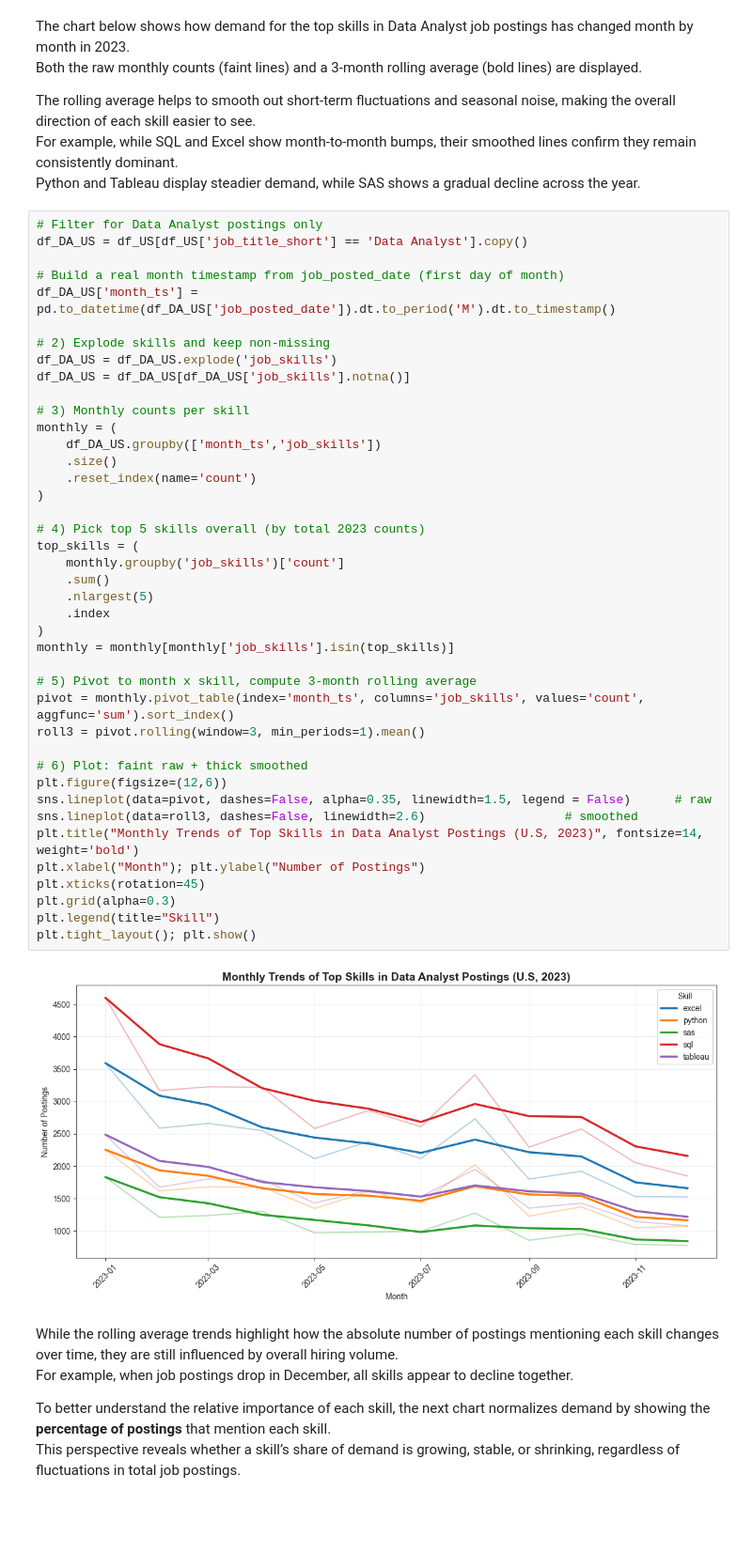
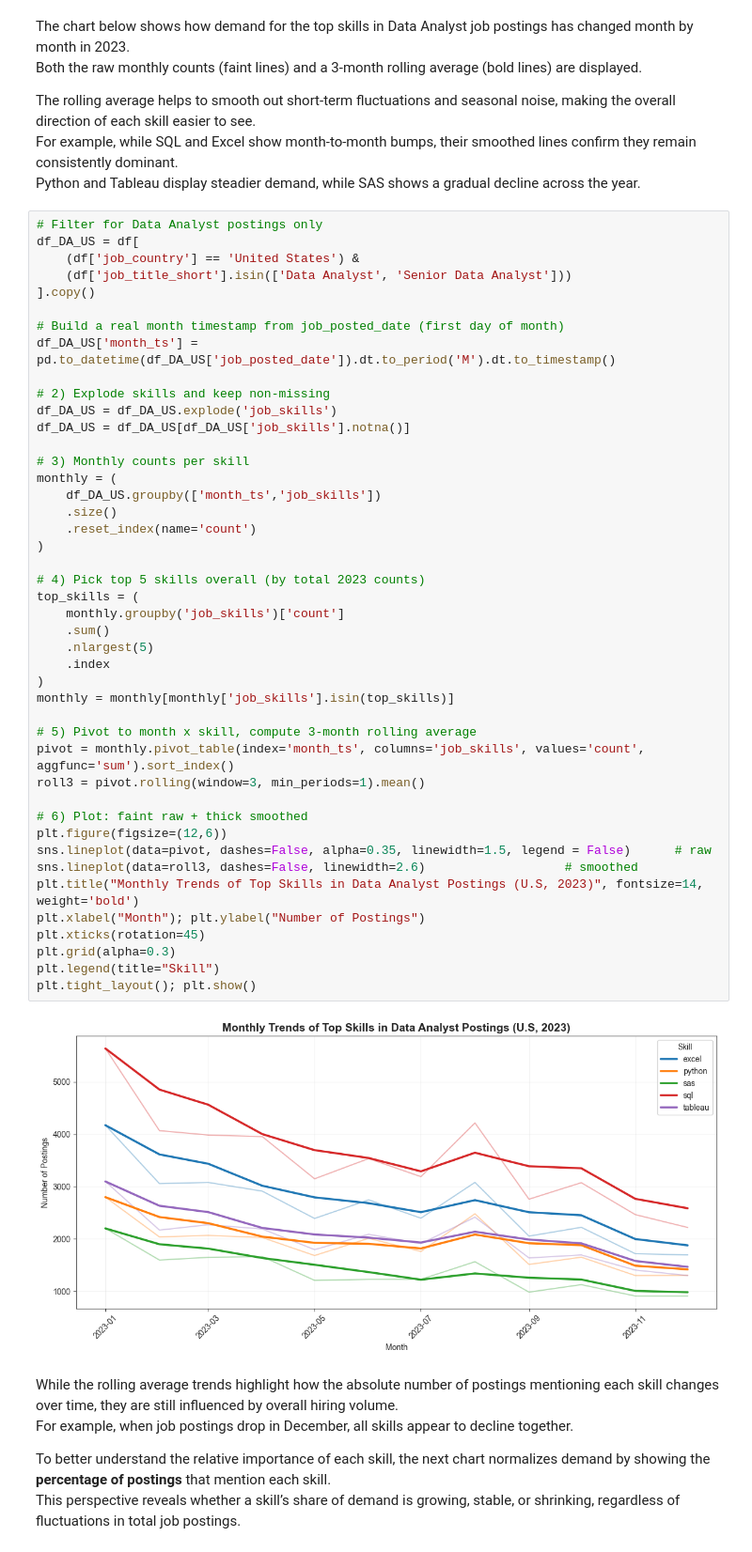
Before and after one commit to oliviakdata/data_jobs_postings, a Jupyter notebook: notebooks/job_market_trends.ipynb, the cells around one changed output. Shown at 94% size. Cells and saved outputs as stored; diff of their text form; blank space fills up the shorter version.

Commit message:
Final check: reran notebooks, cleaned visuals, moved save_charts to scripts

```diff
--- a/notebooks/job_market_trends.ipynb
+++ b/notebooks/job_market_trends.ipynb
@@ -203,7 +203,10 @@ For example, while SQL and Excel show month-to-month bumps, their smoothed lines
 Python and Tableau display steadier demand, while SAS shows a gradual decline across the year.
 # %%
 # Filter for Data Analyst postings only
-df_DA_US = df_US[df_US['job_title_short'] == 'Data Analyst'].copy()
+df_DA_US = df[
+    (df['job_country'] == 'United States') &
+    (df['job_title_short'].isin(['Data Analyst', 'Senior Data Analyst']))
+].copy()
 
 # Build a real month timestamp from job_posted_date (first day of month)
 df_DA_US['month_ts'] = pd.to_datetime(df_DA_US['job_posted_date']).dt.to_period('M').dt.to_timestamp()
@@ -216,34 +219,34 @@ df_DA_US = df_DA_US[df_DA_US['job_skills'].notna()]
 monthly = (
     df_DA_US.groupby(['month_ts','job_skills'])
     .size()
     .reset_index(name='count')
 )
 
 # 4) Pick top 5 skills overall (by total 2023 counts)
 top_skills = (
     monthly.groupby('job_skills')['count']
     .sum()
     .nlargest(5)
     .index
 )
 monthly = monthly[monthly['job_skills'].isin(top_skills)]
 
 # 5) Pivot to month x skill, compute 3-month rolling average
 pivot = monthly.pivot_table(index='month_ts', columns='job_skills', values='count', aggfunc='sum').sort_index()
 roll3 = pivot.rolling(window=3, min_periods=1).mean()
 
 # 6) Plot: faint raw + thick smoothed
 plt.figure(figsize=(12,6))
 sns.lineplot(data=pivot, dashes=False, alpha=0.35, linewidth=1.5, legend = False)      # raw
 sns.lineplot(data=roll3, dashes=False, linewidth=2.6)                   # smoothed
 plt.title("Monthly Trends of Top Skills in Data Analyst Postings (U.S, 2023)", fontsize=14, weight='bold')
 plt.xlabel("Month"); plt.ylabel("Number of Postings")
 plt.xticks(rotation=45)
 plt.grid(alpha=0.3)
 plt.legend(title="Skill")
 plt.tight_layout(); plt.show()
 # %% [output]
-[figure, old version]
+[figure, new version]
 # %% [markdown]
 While the rolling average trends highlight how the absolute number of postings mentioning each skill changes over time, they are still influenced by overall hiring volume.
 For example, when job postings drop in December, all skills appear to decline together.
```
Also changed, not shown: parts of 3 cells of this notebook, 5 other files.
